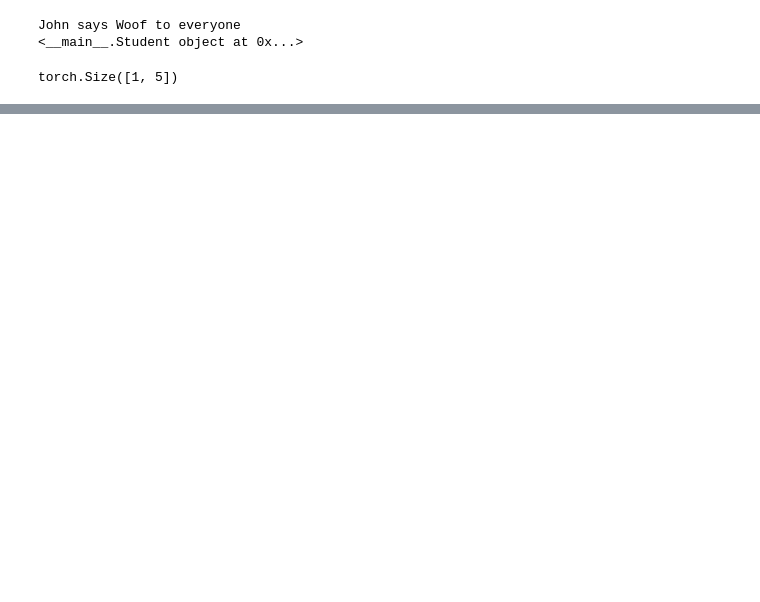
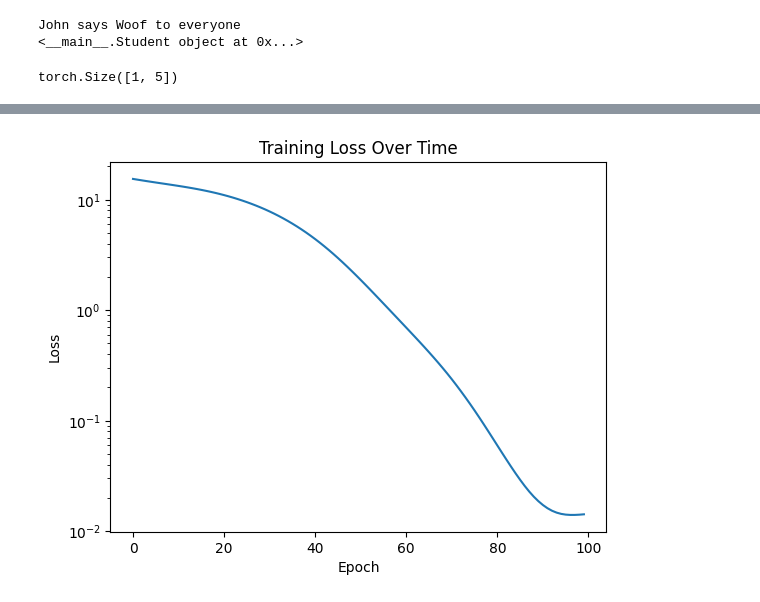
Before and after one commit to paudelsamir/365DaysOfData, a Jupyter notebook: 11-Foundations-Of-LLMS/GPT-From-Scratch/demo.ipynb, the cells around one changed output, grey strips where cells are left out. Drawn from its saved outputs; the diff is of its cells as text; code cells hidden in the pictures; blank space fills up the shorter version.

```diff
--- a/11-Foundations-Of-LLMS/GPT-From-Scratch/demo.ipynb
+++ b/11-Foundations-Of-LLMS/GPT-From-Scratch/demo.ipynb
@@ -126,0 +309,17 @@ Are outputs equal? True
+# %%
+import torch
+import torch.nn as nn
+
+# Simple example: minimize (x - 3)²
+x = torch.tensor([1.0], requires_grad=True)
+target = 3.0
+
+# Forward pass
+prediction = x
+loss = (prediction - target) ** 2
+print(f"Initial: x={x.item():.2f}, loss={loss.item():.2f}")
+
+# Backward pass - compute gradients
+loss.backward()
+print(f"Gradient dx: {x.grad}")
+print(f"This tells us: move x in POSITIVE direction to reduce loss")
@@ -126,0 +487,64 @@ Are outputs equal? True
+# %%
+# Real training example with synthetic data
+import matplotlib.pyplot as plt
+
+# Create synthetic dataset
+torch.manual_seed(42)
+n_samples = 1000
+X = torch.randn(n_samples, 10)
+# True relationship: y = sum of first 3 features + noise
+true_weights = torch.zeros(10)
+true_weights[:3] = torch.tensor([2.0, -1.5, 3.0])
+y = X @ true_weights + 0.1 * torch.randn(n_samples)
+y = y.unsqueeze(1)
+
+# Split data
+train_size = 800
+X_train, X_test = X[:train_size], X[train_size:]
+y_train, y_test = y[:train_size], y[train_size:]
+
+# Model and training setup
+net = MyNet()
+optimizer = torch.optim.Adam(net.parameters(), lr=0.01)
+criterion = nn.MSELoss()
+
+# Training loop with tracking
+losses = []
+print("=== REAL TRAINING EXAMPLE ===")
+
+for epoch in range(100):
+    # Training
+    net.train()
+    optimizer.zero_grad()
+
+    # Forward pass
+    predictions = net(X_train)
+    loss = criterion(predictions, y_train)
+
+    # Backward pass
+    loss.backward()
+
+    # Update parameters
+    optimizer.step()
+
+    losses.append(loss.item())
+
+    if epoch % 20 == 0:
+        # Test evaluation
+        net.eval()
+        with torch.no_grad():
+            test_pred = net(X_test)
+            test_loss = criterion(test_pred, y_test)
+
+        print(f"Epoch {epoch}: Train Loss={loss.item():.4f}, Test Loss={test_loss.item():.4f}")
+
+# Plot training curve
+plt.plot(losses)
+plt.title("Training Loss Over Time")
+plt.xlabel("Epoch")
+plt.ylabel("Loss")
+plt.yscale('log')
+plt.show()
+
+print(f"Final train loss: {losses[-1]:.4f}")
+# %% [output]
@@ -126,0 +557 @@ Are outputs equal? True
+[figure, added]
```
Also changed, not shown: parts of 27 cells of this notebook.
